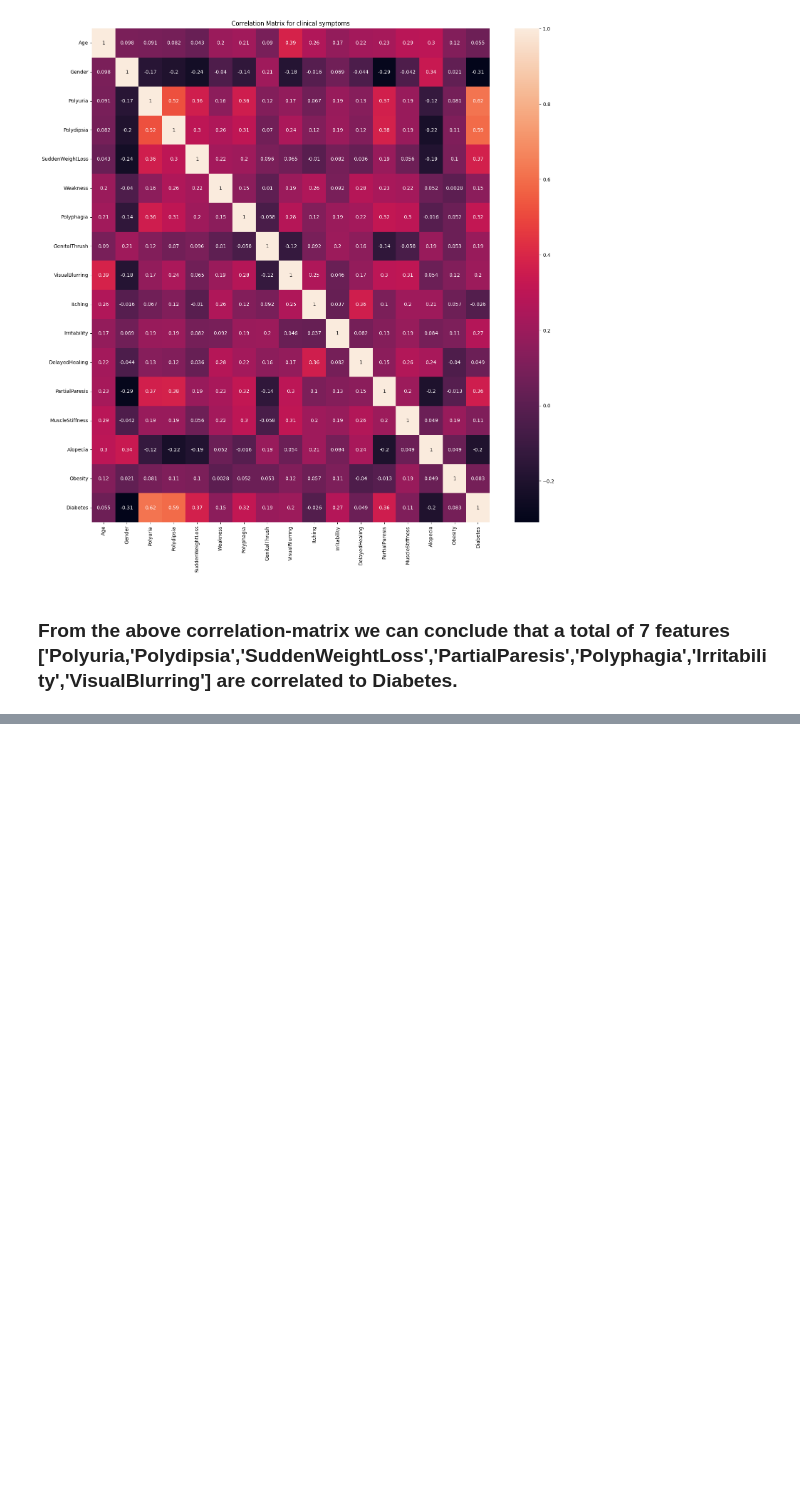
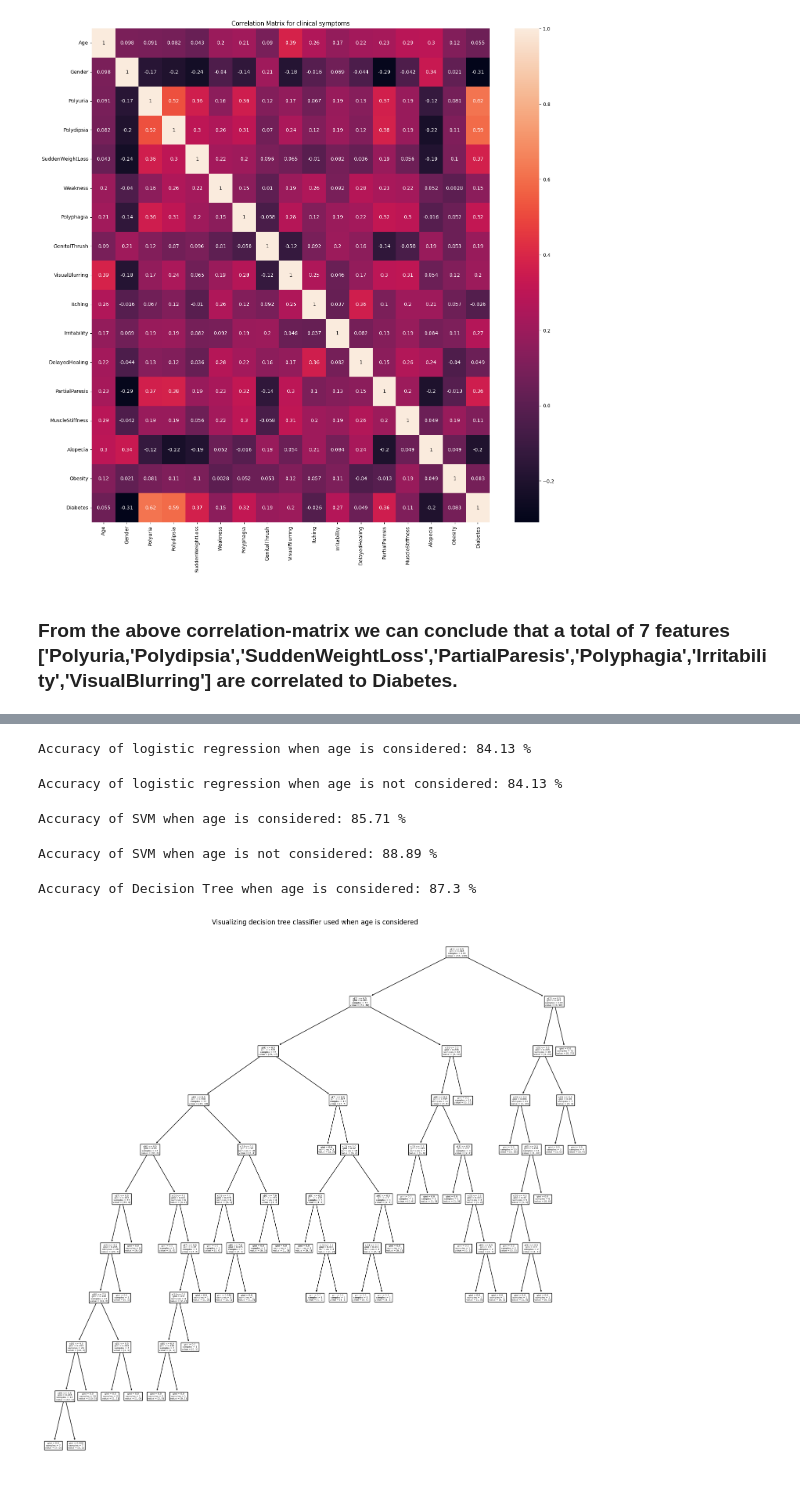
Before and after one commit to pdpavandesai/MergingDiabetesData, a Jupyter notebook: DuttaDatasetAnalysis.ipynb, the cells around one changed output, grey strips where cells are left out. Cells and saved outputs as stored; diff of their text form; code cells hidden in the pictures; blank space fills up the shorter version.

Commit message:
Implemented SVM, Decision tree along with MLP classifieres

```diff
--- a/DuttaDatasetAnalysis.ipynb
+++ b/DuttaDatasetAnalysis.ipynb
@@ -482,0 +623,56 @@ Recommended below medical tests:
+# %%
+X_train_lr_ia, X_test_lr_ia, y_train_lr_ia, y_test_lr_ia = train_test_split(selected_symptomatic_features.drop('Diabetes', axis=1), selected_symptomatic_features['Diabetes'], test_size=0.25, random_state=42)
+model_lr_ia = LogisticRegression()
+model_lr_ia.fit(X_train_lr_ia, y_train_lr_ia)
+y_pred_lr_ia = model_lr_ia.predict(X_test_lr_ia)
+accuracy = accuracy_score(y_test_lr_ia, y_pred_lr_ia)
+accuracy = round(accuracy*100,2)
+print('Accuracy of logistic regression when age is considered:', accuracy,'%')
+# %% [output]
+Accuracy of logistic regression when age is considered: 84.13 %
+# %%
+X_train_lr_na, X_test_lr_na, y_train_lr_na, y_test_lr_na = train_test_split(selected_symptomatic_features_without_age.drop('Diabetes', axis=1), selected_symptomatic_features_without_age['Diabetes'], test_size=0.25, random_state=42)
+model_lr_na = LogisticRegression()
+model_lr_na.fit(X_train_lr_na, y_train_lr_na)
+y_pred_lr_na = model_lr_na.predict(X_test_lr_na)
+accuracy = accuracy_score(y_test_lr_na, y_pred_lr_na)
+accuracy = round(accuracy*100,2)
+print('Accuracy of logistic regression when age is not considered:', accuracy,'%')
+# %% [output]
+Accuracy of logistic regression when age is not considered: 84.13 %
+# %%
+X_train_svm_ia, X_test_svm_ia, y_train_svm_ia, y_test_svm_ia = train_test_split(selected_symptomatic_features.drop('Diabetes', axis=1), selected_symptomatic_features['Diabetes'], test_size=0.25, random_state=42)
+model_svm_ia = SVC(kernel='rbf')
+model_svm_ia.fit(X_train_svm_ia, y_train_svm_ia)
+y_pred_svm_ia = model_svm_ia.predict(X_test_svm_ia)
+accuracy = accuracy_score(y_test_svm_ia, y_pred_svm_ia)
+accuracy = round(accuracy*100,2)
+print('Accuracy of SVM when age is considered:', accuracy,'%')
+# %% [output]
+Accuracy of SVM when age is considered: 85.71 %
+# %%
+X_train_svm_na, X_test_svm_na, y_train_svm_na, y_test_svm_na = train_test_split(selected_symptomatic_features_without_age.drop('Diabetes', axis=1), selected_symptomatic_features_without_age['Diabetes'], test_size=0.25, random_state=42)
+model_svm_na = SVC(kernel='rbf')
+model_svm_na.fit(X_train_svm_na, y_train_svm_na)
+y_pred_svm_na = model_svm_na.predict(X_test_svm_na)
+accuracy = accuracy_score(y_test_svm_na, y_pred_svm_na)
+accuracy = round(accuracy*100,2)
+print('Accuracy of SVM when age is not considered:', accuracy,'%')
+# %% [output]
+Accuracy of SVM when age is not considered: 88.89 %
+# %%
+X_train_dt_ia, X_test_dt_ia, y_train_dt_ia, y_test_dt_ia = train_test_split(selected_symptomatic_features.drop('Diabetes', axis=1), selected_symptomatic_features['Diabetes'], test_size=0.25, random_state=42)
+model_dt_ia = DecisionTreeClassifier()
+model_dt_ia.fit(X_train_dt_ia, y_train_dt_ia)
+y_pred_dt_ia = model_dt_ia.predict(X_test_dt_ia)
+accuracy = accuracy_score(y_test_dt_ia, y_pred_dt_ia)
+accuracy = round(accuracy*100,2)
+print('Accuracy of Decision Tree when age is considered:', accuracy,'%\n')
+
+plt.figure(figsize=(18, 18))
+plot_tree(model_dt_ia)
+plt.title('Visualizing decision tree classifier used when age is considered')
+plt.show()
+# %% [output]
+Accuracy of Decision Tree when age is considered: 87.3 %
+[figure, added]
```
Also changed, not shown: parts of 11 cells of this notebook.
